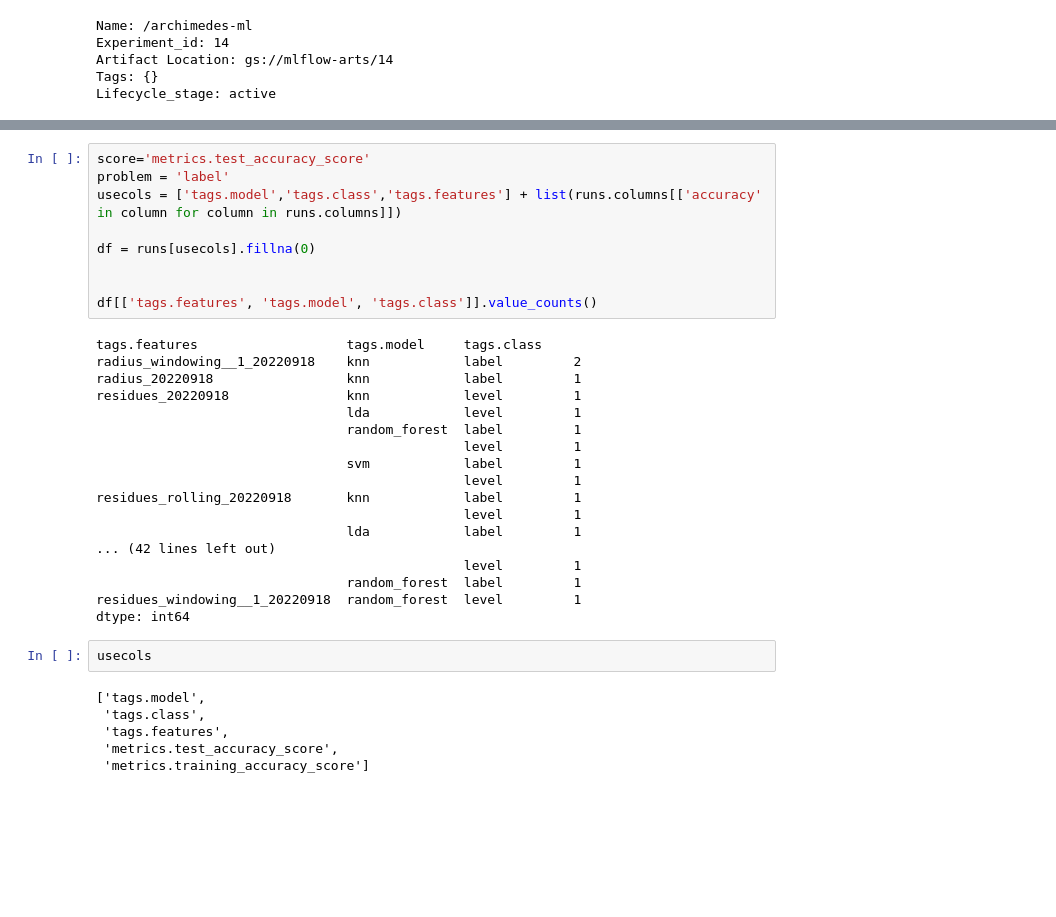
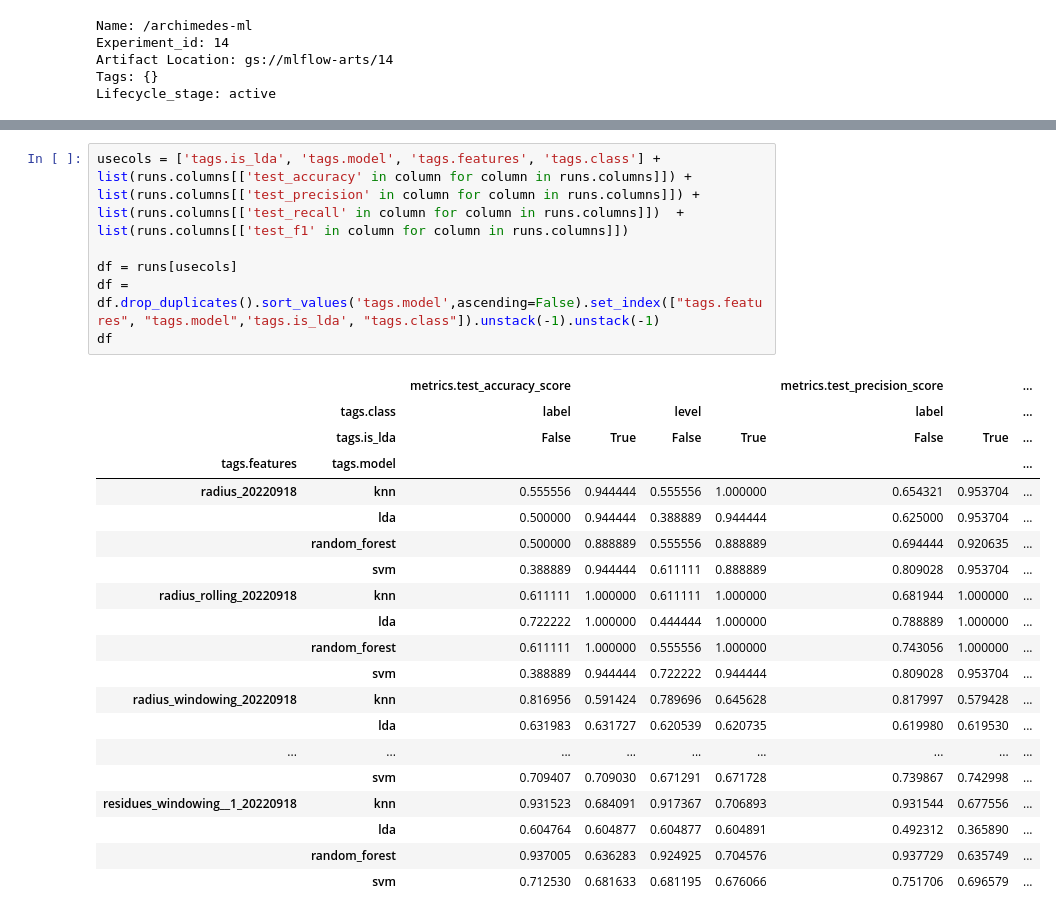
Before and after one commit to spolex/spiral, a Jupyter notebook: notebooks/202209_query_mlflow_ml.ipynb, the cells around one changed output, grey strips where cells are left out. Drawn from its saved outputs; the diff is of its cells as text; blank space fills up the shorter version.

```diff
--- a/notebooks/202209_query_mlflow_ml.ipynb
+++ b/notebooks/202209_query_mlflow_ml.ipynb
@@ -65,38 +59,30 @@ runs.sample(5)
-# %%
-score='metrics.test_accuracy_score'
-problem = 'label'
-usecols = ['tags.model','tags.class','tags.features'] + list(runs.columns[['accuracy' in column for column in runs.columns]])
-
-df = runs[usecols].fillna(0)
-
-
-df[['tags.features', 'tags.model', 'tags.class']].value_counts()
-# %% [output]
-tags.features                   tags.model     tags.class
-radius_windowing__1_20220918    knn            label         2
-radius_20220918                 knn            label         1
-residues_20220918               knn            level         1
-                                lda            level         1
-                                random_forest  label         1
-                                               level         1
-                                svm            label         1
-                                               level         1
-residues_rolling_20220918       knn            label         1
-                                               level         1
-                                lda            label         1
-... (42 lines left out)
-                                               level         1
-                                random_forest  label         1
-residues_windowing__1_20220918  random_forest  level         1
-dtype: int64
-# %%
-usecols
-# %% [output]
-['tags.model',
- 'tags.class',
- 'tags.features',
- 'metrics.test_accuracy_score',
- 'metrics.training_accuracy_score']
+# %%
+usecols = ['tags.is_lda', 'tags.model', 'tags.features', 'tags.class'] + list(runs.columns[['test_accuracy' in column for column in runs.columns]]) + list(runs.columns[['test_precision' in column for column in runs.columns]]) + list(runs.columns[['test_recall' in column for column in runs.columns]])  + list(runs.columns[['test_f1' in column for column in runs.columns]])
+
+df = runs[usecols]
+df = df.drop_duplicates().sort_values('tags.model',ascending=False).set_index(["tags.features", "tags.model",'tags.is_lda', "tags.class"]).unstack(-1).unstack(-1)
+df
+# %% [output]
+|  |  | metrics.test_accuracy_score |  |  |  | metrics.test_precision_score |  | ... |
+|  | tags.class | label |  | level |  | label |  | ... |
+|  | tags.is_lda | False | True | False | True | False | True | ... |
+| tags.features | tags.model |  |  |  |  |  |  | ... |
+| radius_20220918 | knn | 0.555556 | 0.944444 | 0.555556 | 1.000000 | 0.654321 | 0.953704 | ... |
+|  | lda | 0.500000 | 0.944444 | 0.388889 | 0.944444 | 0.625000 | 0.953704 | ... |
+|  | random_forest | 0.500000 | 0.888889 | 0.555556 | 0.888889 | 0.694444 | 0.920635 | ... |
+|  | svm | 0.388889 | 0.944444 | 0.611111 | 0.888889 | 0.809028 | 0.953704 | ... |
+| radius_rolling_20220918 | knn | 0.611111 | 1.000000 | 0.611111 | 1.000000 | 0.681944 | 1.000000 | ... |
+|  | lda | 0.722222 | 1.000000 | 0.444444 | 1.000000 | 0.788889 | 1.000000 | ... |
+|  | random_forest | 0.611111 | 1.000000 | 0.555556 | 1.000000 | 0.743056 | 1.000000 | ... |
+|  | svm | 0.388889 | 0.944444 | 0.722222 | 0.944444 | 0.809028 | 0.953704 | ... |
+| radius_windowing_20220918 | knn | 0.816956 | 0.591424 | 0.789696 | 0.645628 | 0.817997 | 0.579428 | ... |
+|  | lda | 0.631983 | 0.631727 | 0.620539 | 0.620735 | 0.619980 | 0.619530 | ... |
+| ... | ... | ... | ... | ... | ... | ... | ... | ... |
+|  | svm | 0.709407 | 0.709030 | 0.671291 | 0.671728 | 0.739867 | 0.742998 | ... |
+| residues_windowing__1_20220918 | knn | 0.931523 | 0.684091 | 0.917367 | 0.706893 | 0.931544 | 0.677556 | ... |
+|  | lda | 0.604764 | 0.604877 | 0.604877 | 0.604891 | 0.492312 | 0.365890 | ... |
+|  | random_forest | 0.937005 | 0.636283 | 0.924925 | 0.704576 | 0.937729 | 0.635749 | ... |
+|  | svm | 0.712530 | 0.681633 | 0.681195 | 0.676066 | 0.751706 | 0.696579 | ... |
 # %%
 model='knn'
 features = 'radius_windowing_20220918'
```
Also changed, not shown: parts of 6 cells of this notebook, 8 other files.
